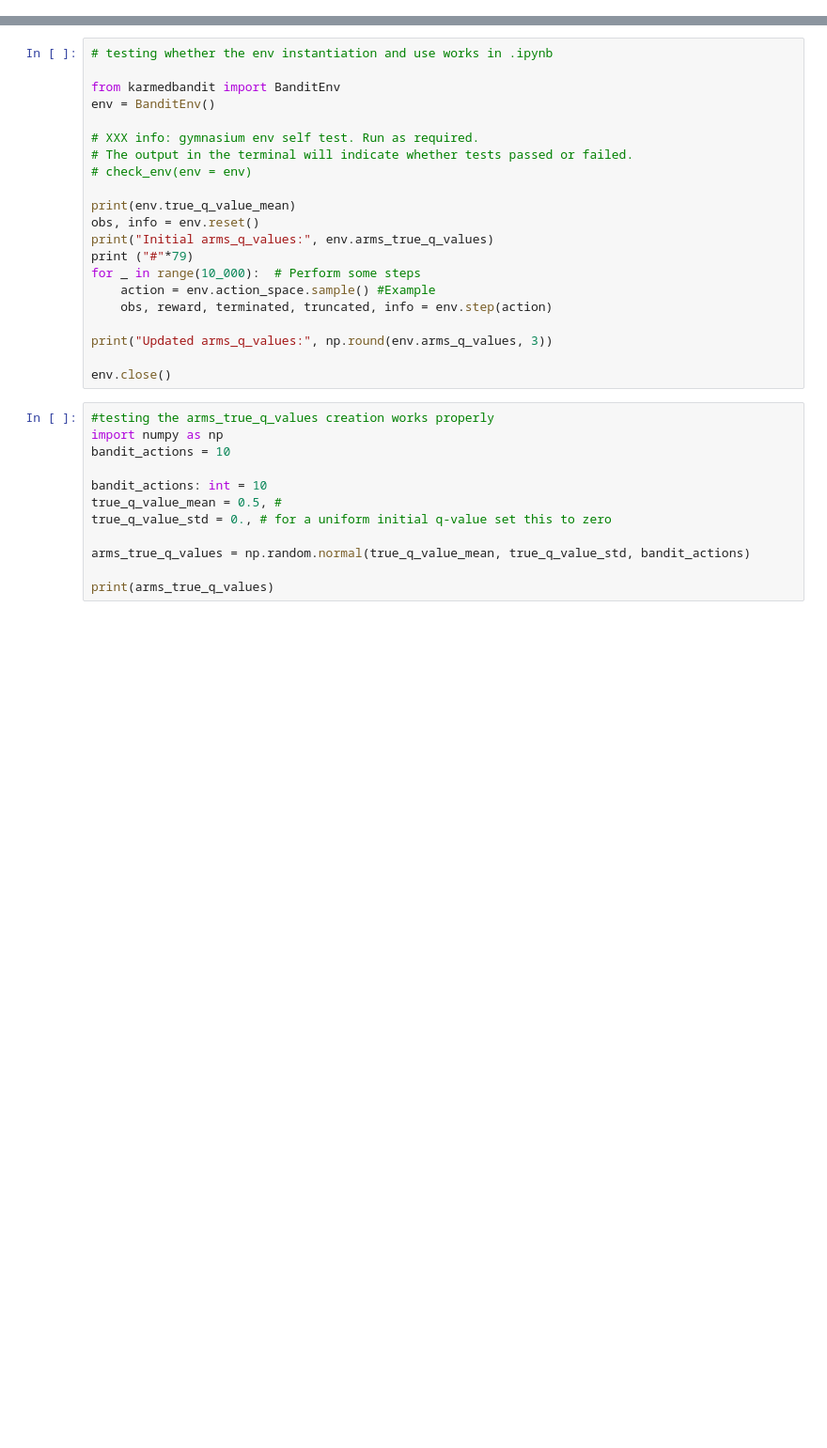
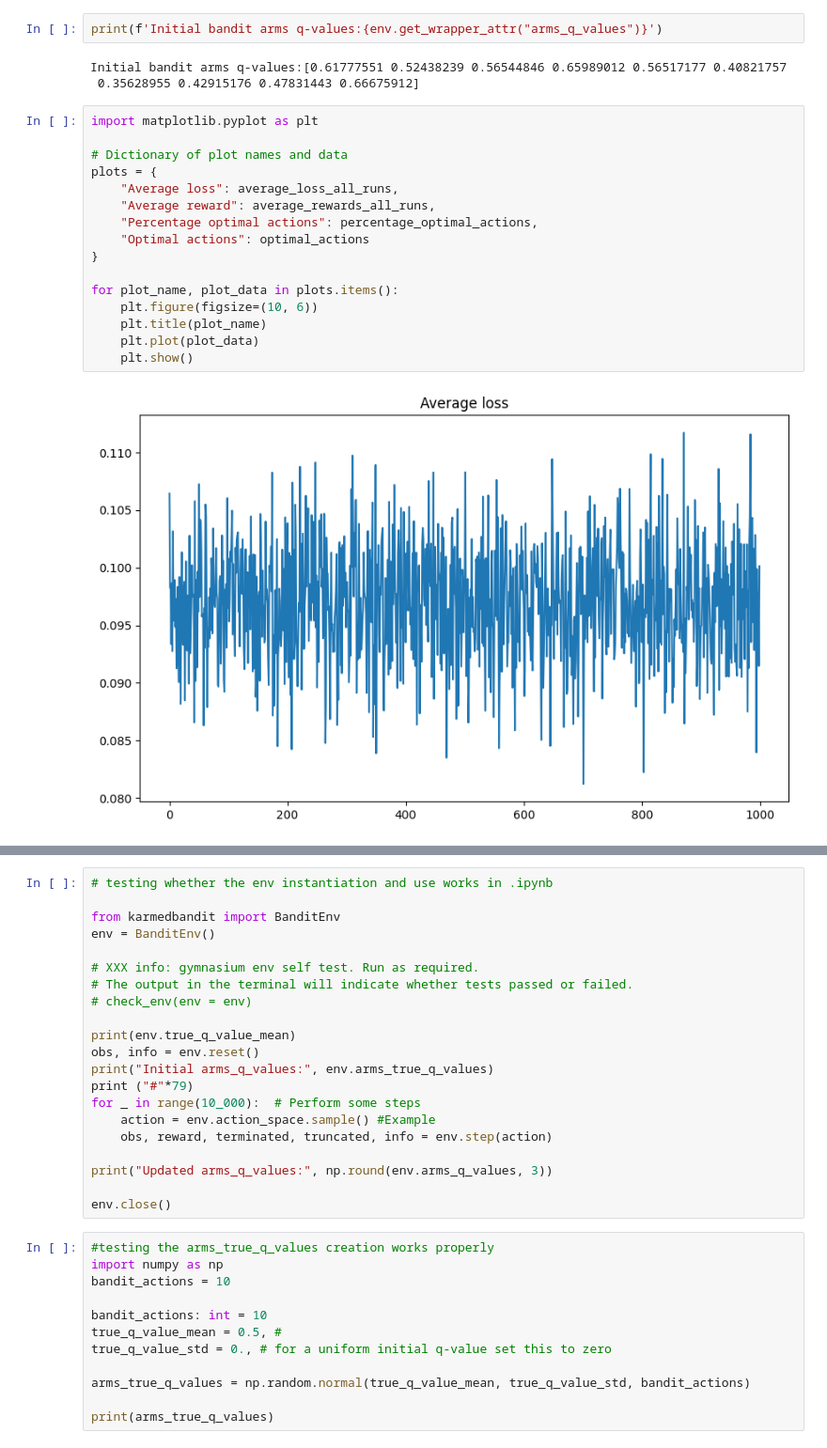
Before and after one commit to stonapse64/rl-specialization-coursera.gymnasium, a Jupyter notebook: k-armed-bandit/playground.ipynb, the cells around one changed output, grey strips where cells are left out. Shown at 94% size. Saved outputs shown, nothing was run; the diff lists cells and outputs as text; blank space fills up the shorter version.

Commit message:
KPIs and plots implemented.

```diff
--- a/k-armed-bandit/playground.ipynb
+++ b/k-armed-bandit/playground.ipynb
@@ -66,0 +95,23 @@ Final bandit arms q-values:[0.36936227 0.56821102 0.58782945 0.61990178 0.435822
+# %%
+print(f'Initial bandit arms q-values:{env.get_wrapper_attr("arms_q_values")}')
+# %% [output]
+Initial bandit arms q-values:[0.61777551 0.52438239 0.56544846 0.65989012 0.56517177 0.40821757
+ 0.35628955 0.42915176 0.47831443 0.66675912]
+# %%
+import matplotlib.pyplot as plt
+
+# Dictionary of plot names and data
+plots = {
+    "Average loss": average_loss_all_runs,
+    "Average reward": average_rewards_all_runs,
+    "Percentage optimal actions": percentage_optimal_actions,
+    "Optimal actions": optimal_actions
+}
+
+for plot_name, plot_data in plots.items():
+    plt.figure(figsize=(10, 6))
+    plt.title(plot_name)
+    plt.plot(plot_data)
+    plt.show()
+# %% [output]
+[figure, added]
```
Also changed, not shown: parts of 2 cells of this notebook, 2 other files.
